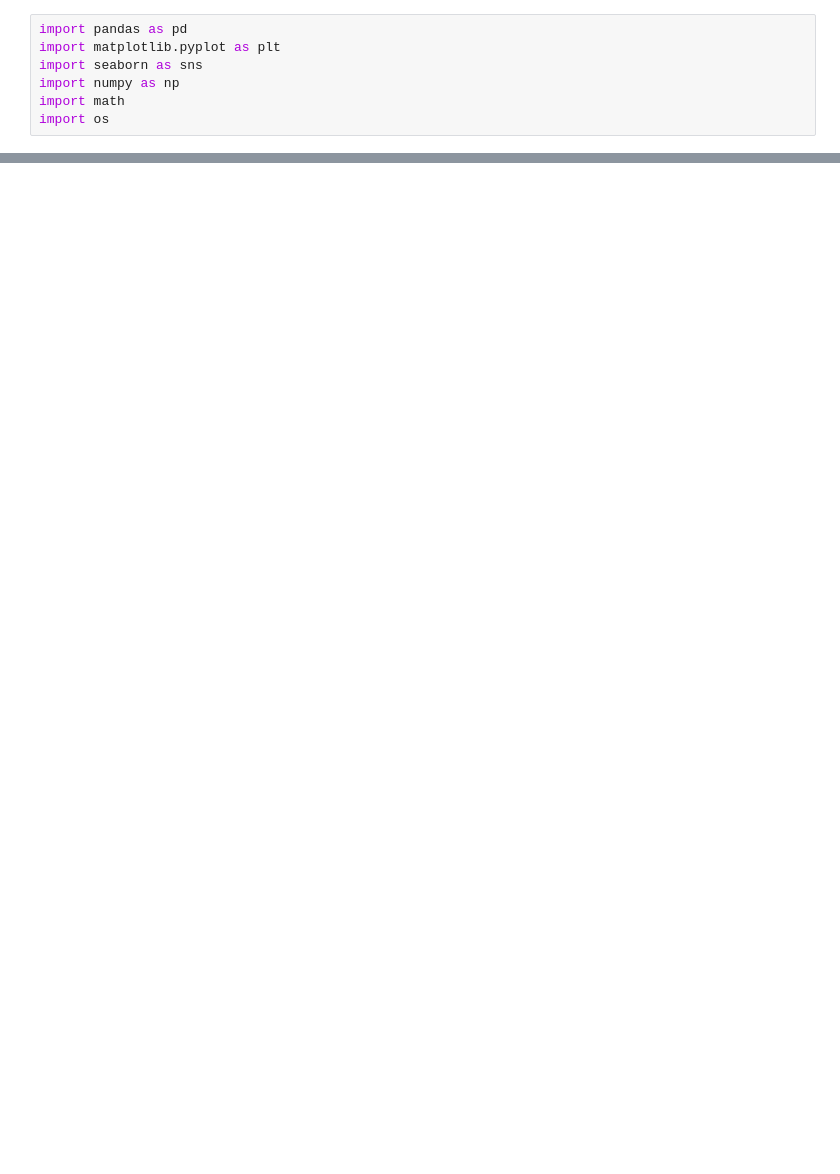
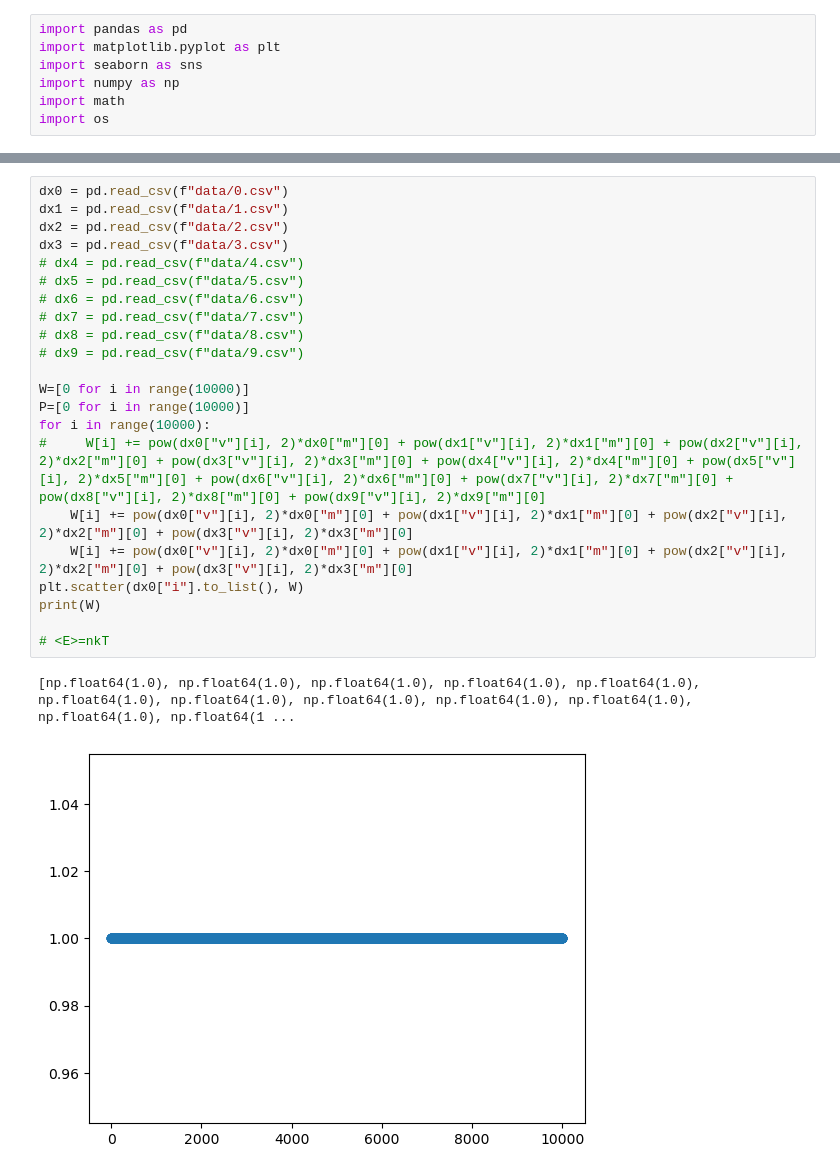
Before and after one commit to phystech123/math_models, a Jupyter notebook: 2sem/7week/visual.ipynb, the cells around one changed output, grey strips where cells are left out. Saved outputs shown, nothing was run; the diff lists cells and outputs as text; blank space fills up the shorter version.

```diff
--- a/2sem/7week/visual.ipynb
+++ b/2sem/7week/visual.ipynb
@@ -22,0 +24,25 @@ c*e(-g - sqrt(g**2 - w**2)t) ...(0) = c*2*(-sqrt(g**2 - w**2))=10 => c=1/(2sqrt(
+# %%
+dx0 = pd.read_csv(f"data/0.csv")
+dx1 = pd.read_csv(f"data/1.csv")
+dx2 = pd.read_csv(f"data/2.csv")
+dx3 = pd.read_csv(f"data/3.csv")
+# dx4 = pd.read_csv(f"data/4.csv")
+# dx5 = pd.read_csv(f"data/5.csv")
+# dx6 = pd.read_csv(f"data/6.csv")
+# dx7 = pd.read_csv(f"data/7.csv")
+# dx8 = pd.read_csv(f"data/8.csv")
+# dx9 = pd.read_csv(f"data/9.csv")
+
+W=[0 for i in range(10000)]
+P=[0 for i in range(10000)]
+for i in range(10000):
+#     W[i] += pow(dx0["v"][i], 2)*dx0["m"][0] + pow(dx1["v"][i], 2)*dx1["m"][0] + pow(dx2["v"][i], 2)*dx2["m"][0] + pow(dx3["v"][i], 2)*dx3["m"][0] + pow(dx4["v"][i], 2)*dx4["m"][0] + pow(dx5["v"][i], 2)*dx5["m"][0] + pow(dx6["v"][i], 2)*dx6["m"][0] + pow(dx7["v"][i], 2)*dx7["m"][0] + pow(dx8["v"][i], 2)*dx8["m"][0] + pow(dx9["v"][i], 2)*dx9["m"][0]
+    W[i] += pow(dx0["v"][i], 2)*dx0["m"][0] + pow(dx1["v"][i], 2)*dx1["m"][0] + pow(dx2["v"][i], 2)*dx2["m"][0] + pow(dx3["v"][i], 2)*dx3["m"][0]
+    W[i] += pow(dx0["v"][i], 2)*dx0["m"][0] + pow(dx1["v"][i], 2)*dx1["m"][0] + pow(dx2["v"][i], 2)*dx2["m"][0] + pow(dx3["v"][i], 2)*dx3["m"][0]
+plt.scatter(dx0["i"].to_list(), W)
+print(W)
+
+# <E>=nkT
+# %% [output]
+[np.float64(1.0), np.float64(1.0), np.float64(1.0), np.float64(1.0), np.float64(1.0), np.float64(1.0), np.float64(1.0), np.float64(1.0), np.float64(1.0), np.float64(1.0), np.float64(1.0), np.float64(1 ...
+[figure, added]
```
Also changed, not shown: parts of 7 cells of this notebook, 29 other files.
